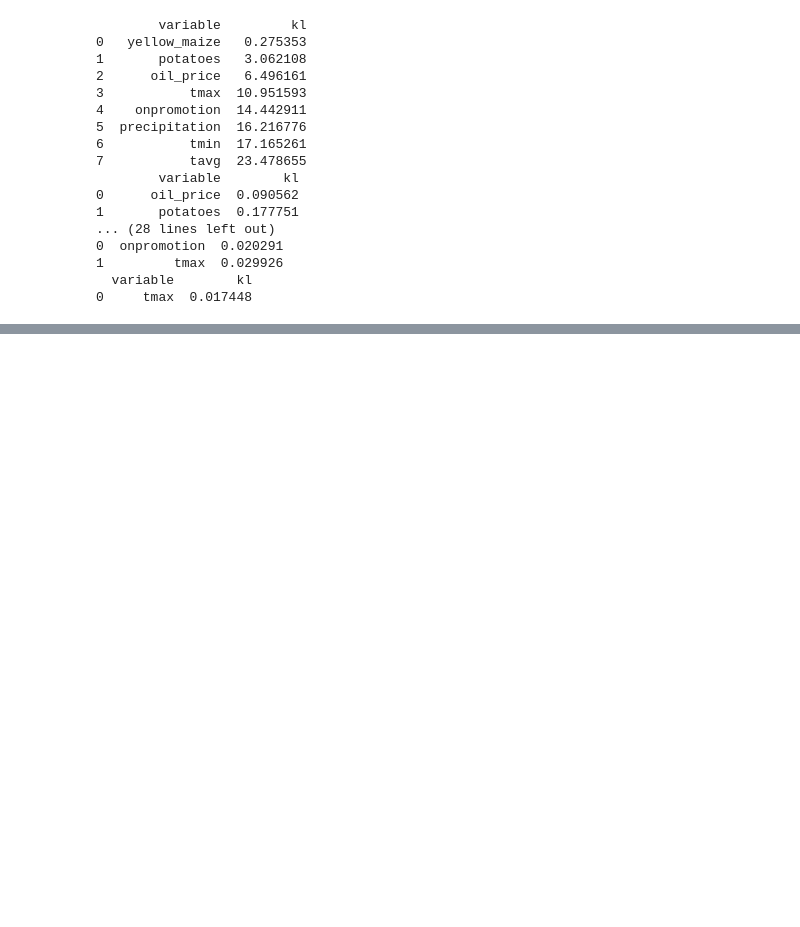
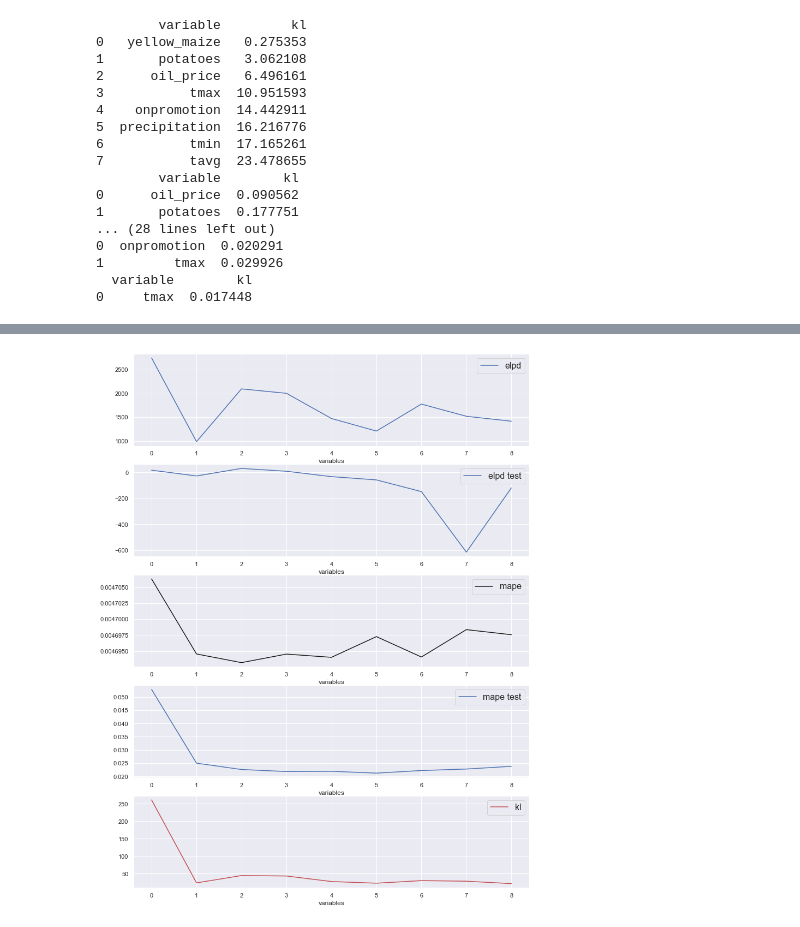
Before and after one commit to Elias-YJ/bsc-thesis, a Jupyter notebook: Projections_flexible.ipynb, the cells around one changed output, grey strips where cells are left out. Drawn from its saved outputs; the diff is of its cells as text; code cells hidden in the pictures; blank space fills up the shorter version.

```diff
--- a/Projections_flexible.ipynb
+++ b/Projections_flexible.ipynb
@@ -186,0 +171,4 @@ plt.show()
+# %%
+prophet_projpred.plot_submodel_statistics(submodels)
+# %% [output]
+[figure, added]
```
Also changed, not shown: parts of 7 cells of this notebook, 6 other files.
